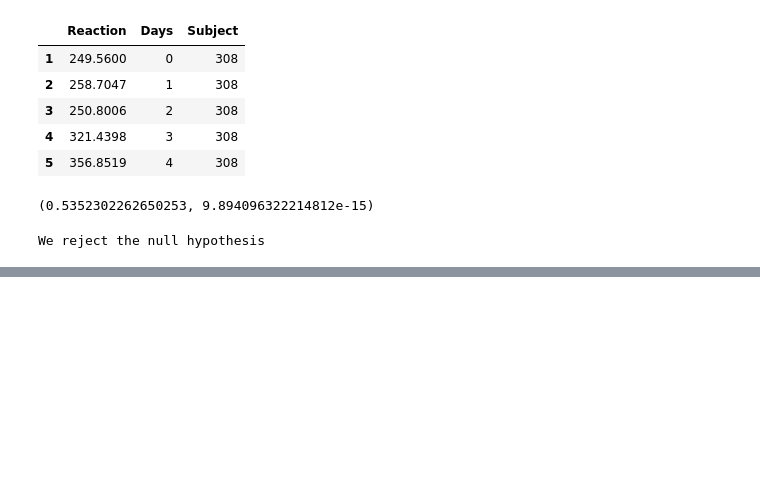
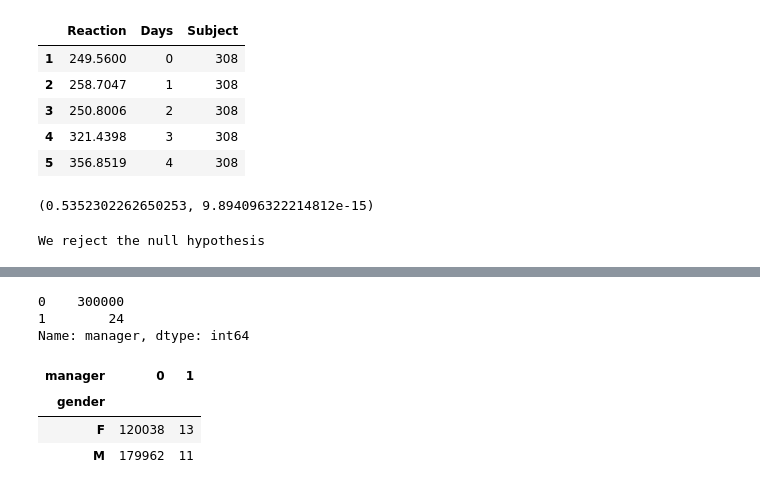
Before and after one commit to AJMartinezLlanes/statistics-exercises, a Jupyter notebook: hypothesis_testing.ipynb, the cells around one changed output, grey strips where cells are left out. Cells and saved outputs as stored; diff of their text form; code cells hidden in the pictures; blank space fills up the shorter version.

```diff
--- a/hypothesis_testing.ipynb
+++ b/hypothesis_testing.ipynb
@@ -558,0 +765,8 @@ We reject the null hypothesis
+# %%
+# Is an employee's gender independent of whether or not they are or have been a manager?
+
+query = '''SELECT e.emp_no, e.gender, dm.dept_no
+FROM employees e
+LEFT JOIN dept_manager dm USING (emp_no)'''
+
+gender_manager = pd.read_sql(query, url)
@@ -558,0 +790,20 @@ We reject the null hypothesis
+# %%
+gender_manager['dept_no'] = gender_manager['dept_no'].fillna(0)
+# %%
+gender_manager = gender_manager.rename(columns={'dept_no' : 'manager'})
+# %%
+gender_manager['manager'] = gender_manager['manager'].apply(lambda x: x if x == 0 else 1)
+# %%
+gender_manager.manager.value_counts()
+# %% [output]
+0    300000
+1        24
+Name: manager, dtype: int64
+# %%
+observed = pd.crosstab(gender_manager.gender, gender_manager.manager)
+observed
+# %% [output]
+| manager | 0 | 1 |
+| gender |  |  |
+| F | 120038 | 13 |
+| M | 179962 | 11 |
```
Also changed, not shown: parts of 25 cells of this notebook.
